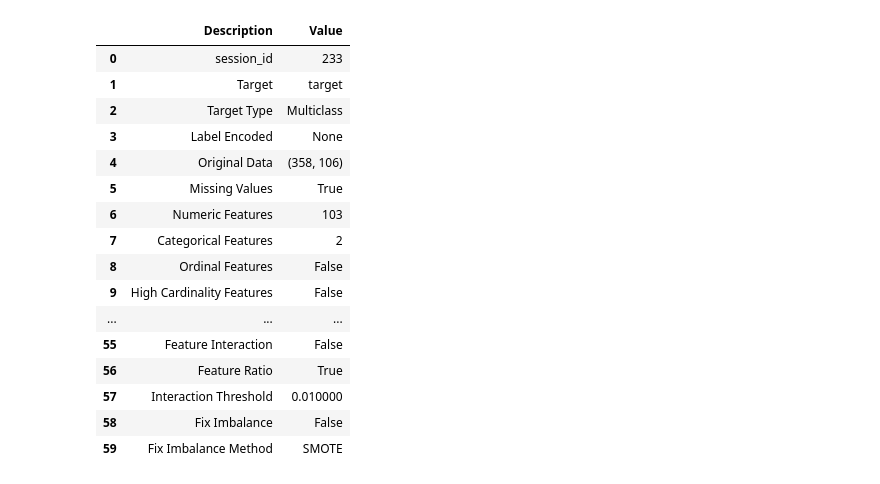
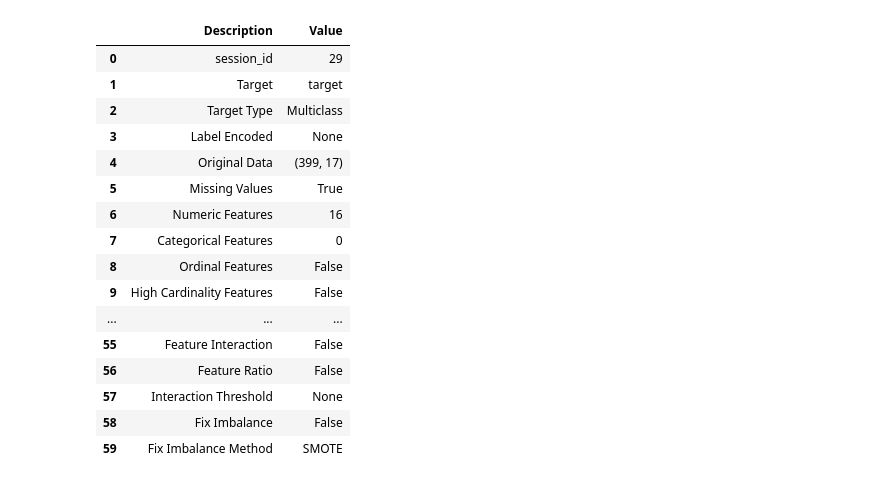
Before and after one commit to ido-tzhori/halftime, a Jupyter notebook: pycaret_profit_tester_eng.ipynb, the cells around one changed output. Saved outputs shown, nothing was run; the diff lists cells and outputs as text; code cells hidden in the pictures.

```diff
--- a/pycaret_profit_tester_eng.ipynb
+++ b/pycaret_profit_tester_eng.ipynb
@@ -1,11 +1,12 @@
 # %%
 import pandas as pd
 import numpy as np
-pd.set_option('display.max_columns', 500)
 import seaborn
 import itertools
 import seaborn as sns
+import pickle
 import matplotlib.pyplot as plt
+import plotly.express as px
 from pycaret.classification import *
 from pycaret.classification import evaluate_model
 from sklearn.metrics import classification_report
@@ -18,6 +19,7 @@ from selenium.webdriver.common.by import By
 from sklearn.preprocessing import MinMaxScaler
 from datetime import datetime
 pd.set_option('display.max_columns', 100)
+from sklearn.utils import shuffle
 # %%
 def kelly(p, b, weight):
     stake = round((p * (b - 1) - (1 - p)) / (b - 1), 4) * weight
@@ -43,0 +33,3 @@ Index(['aerial_duels_won_percentage_diff', 'aerial_duels_won_percentage_sum',
+# %%
+setup_df = setup_df[np.abs(setup_df['score_diff']) < 3]
+setup_df.shape
@@ -44,22 +58,28 @@ Index(['aerial_duels_won_percentage_diff', 'aerial_duels_won_percentage_sum',
+# %%
+c = ['expected_goals_(xg)_diff', 'total_shots_diff','score_diff', 'posession_diff',
+     'accurate_passes_percentage_diff', 'big_chances_diff', 'xg_on_target_(xgot)_diff',
+     'passes_diff','shots_on_target_diff', 'odds_sum',
+     'med_0', 'med_1', 'med_2','std_0','std_1','std_2','target']
+setup_df = setup_df[c]
 # %%
-grid = setup(data = setup_df, target='target', session_id = 233,
-             remove_perfect_collinearity = False, feature_ratio = True)
+grid = setup(data = setup_df, target='target', session_id = 29)
+#              , feature_ratio = True, feature_interaction = True)
 # %% [output]
 |  | Description | Value |
-| 0 | session_id | 233 |
+| 0 | session_id | 29 |
 | 1 | Target | target |
 | 2 | Target Type | Multiclass |
 | 3 | Label Encoded | None |
-| 4 | Original Data | (358, 106) |
+| 4 | Original Data | (399, 17) |
 | 5 | Missing Values | True |
-| 6 | Numeric Features | 103 |
-| 7 | Categorical Features | 2 |
+| 6 | Numeric Features | 16 |
+| 7 | Categorical Features | 0 |
 | 8 | Ordinal Features | False |
 | 9 | High Cardinality Features | False |
 | ... | ... | ... |
 | 55 | Feature Interaction | False |
-| 56 | Feature Ratio | True |
-| 57 | Interaction Threshold | 0.010000 |
+| 56 | Feature Ratio | False |
+| 57 | Interaction Threshold | None |
 | 58 | Fix Imbalance | False |
 | 59 | Fix Imbalance Method | SMOTE |
 # %%
```
Also changed, not shown: parts of 26 cells of this notebook, 2 other files.
